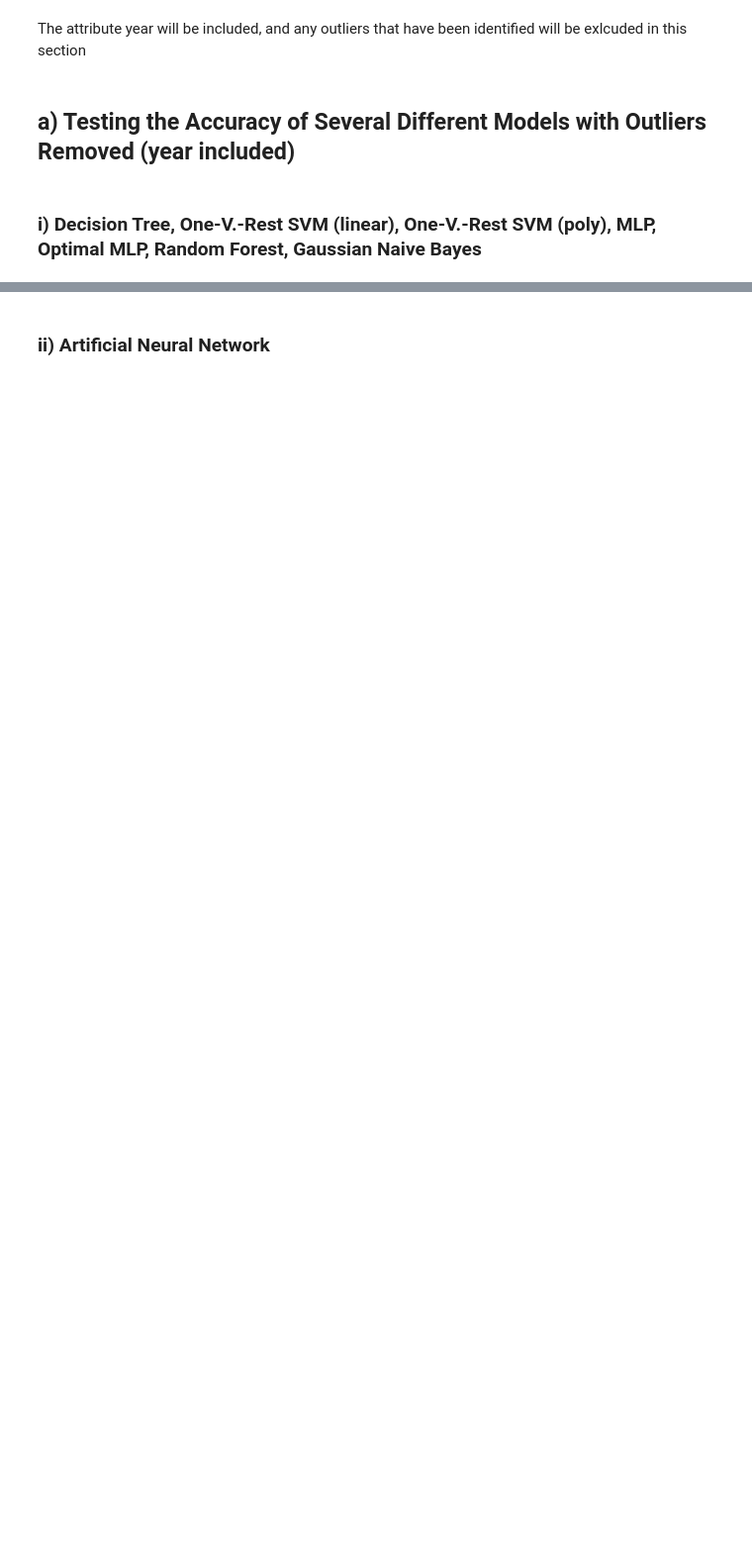
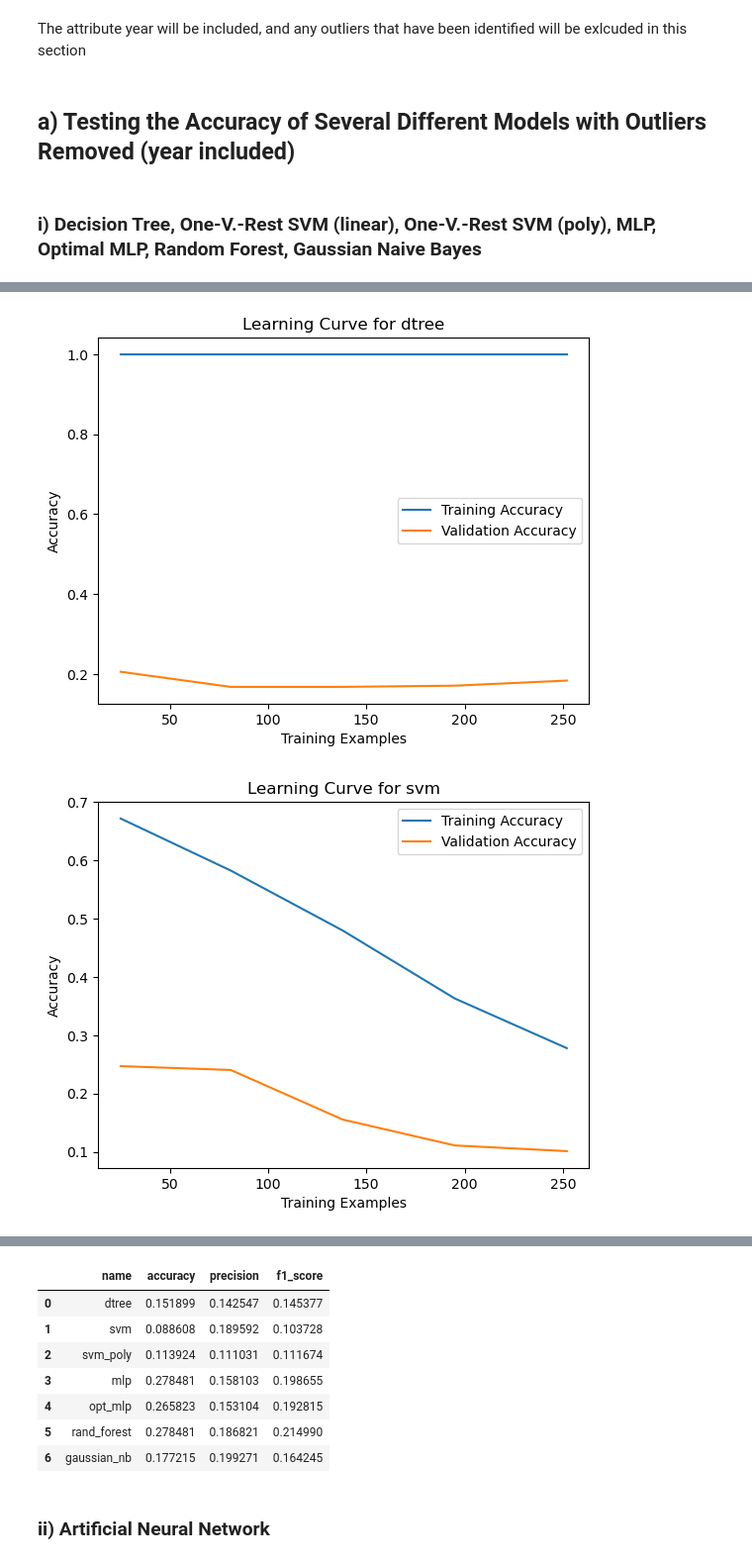
Before and after one commit to aFishboy/ECS171GroupProject, a Jupyter notebook: genrePrediction_FINAL.ipynb, the cells around one changed output, grey strips where cells are left out. Shown at 99% size. Saved outputs shown, nothing was run; the diff lists cells and outputs as text; code cells hidden in the pictures; blank space fills up the shorter version.

```diff
--- a/genrePrediction_FINAL.ipynb
+++ b/genrePrediction_FINAL.ipynb
@@ -675,0 +493,5 @@ display(df_metrics)
+# %%
+modelbuilding(X_rescaled,y)
+# %% [output]
+[figure, added]
+[figure, added]
@@ -676,2 +503,10 @@ display(df_metrics)
+|  | name | accuracy | precision | f1_score |
+| 0 | dtree | 0.151899 | 0.142547 | 0.145377 |
+| 1 | svm | 0.088608 | 0.189592 | 0.103728 |
+| 2 | svm_poly | 0.113924 | 0.111031 | 0.111674 |
+| 3 | mlp | 0.278481 | 0.158103 | 0.198655 |
+| 4 | opt_mlp | 0.265823 | 0.153104 | 0.192815 |
+| 5 | rand_forest | 0.278481 | 0.186821 | 0.214990 |
+| 6 | gaussian_nb | 0.177215 | 0.199271 | 0.164245 |
 # %% [markdown]
 ### ii) Artificial Neural Network ###
```
Also changed, not shown: parts of 17 cells of this notebook, 1 other file.
